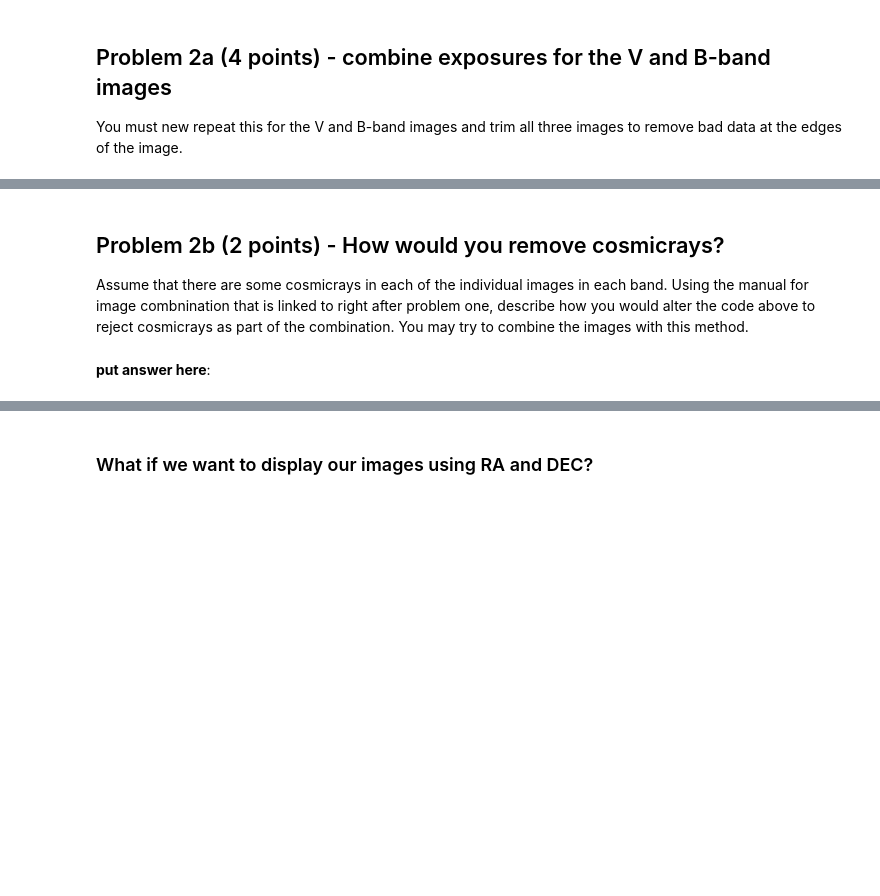
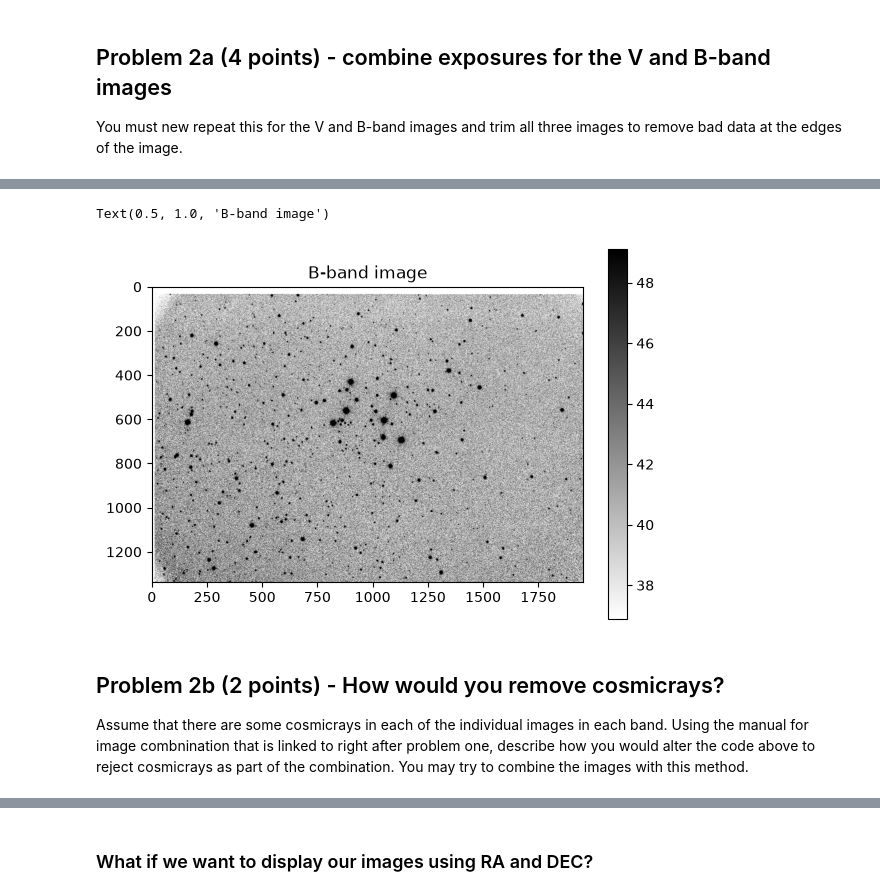
Before and after one commit to j798h711/Cluster_photometry, a Jupyter notebook: cluster_photometry_student.ipynb, the cells around one changed output, grey strips where cells are left out. Drawn from its saved outputs; the diff is of its cells as text; code cells hidden in the pictures; blank space fills up the shorter version.

```diff
--- a/cluster_photometry_student.ipynb
+++ b/cluster_photometry_student.ipynb
@@ -218,0 +268,16 @@ You must new repeat this for the V and B-band images and trim all three images t
+# %%
+#*********************
+#repeat for the B-band images
+reprojected = []
+for image_name in bimage_list:
+    img = CCDData.read(image_name)
+    new_image_G = wcs_project(img, target_wcs)
+    reprojected.append(new_image)
+
+combiner = Combiner(reprojected)
+stacked_image_B = combiner.average_combine()
+fits.writeto('M29B.fits',stacked_image_B,overwrite=True,header=rheader)
+plt.figure()
+imdisplay(stacked_image_B)
+plt.title('B-band image')
+# %% [output]
@@ -219,6 +294,6 @@ You must new repeat this for the V and B-band images and trim all three images t
+Text(0.5, 1.0, 'B-band image')
+[figure, added]
 # %% [markdown]
 ## Problem 2b (2 points) - How would you remove cosmicrays?
 
 Assume that there are some cosmicrays in each of the individual images in each band.  Using the manual for image combnination that is linked to right after problem one, describe how you would alter the code above to reject cosmicrays as part of the combination.  You may try to combine the images with this method.
-# %% [markdown]
-**put answer here**:
```
Also changed, not shown: parts of 20 cells of this notebook.
